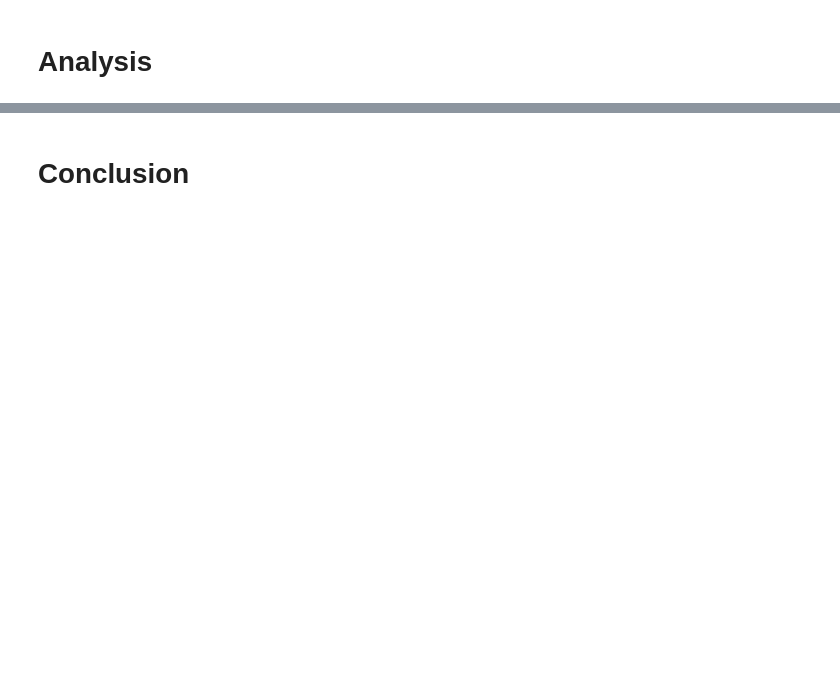
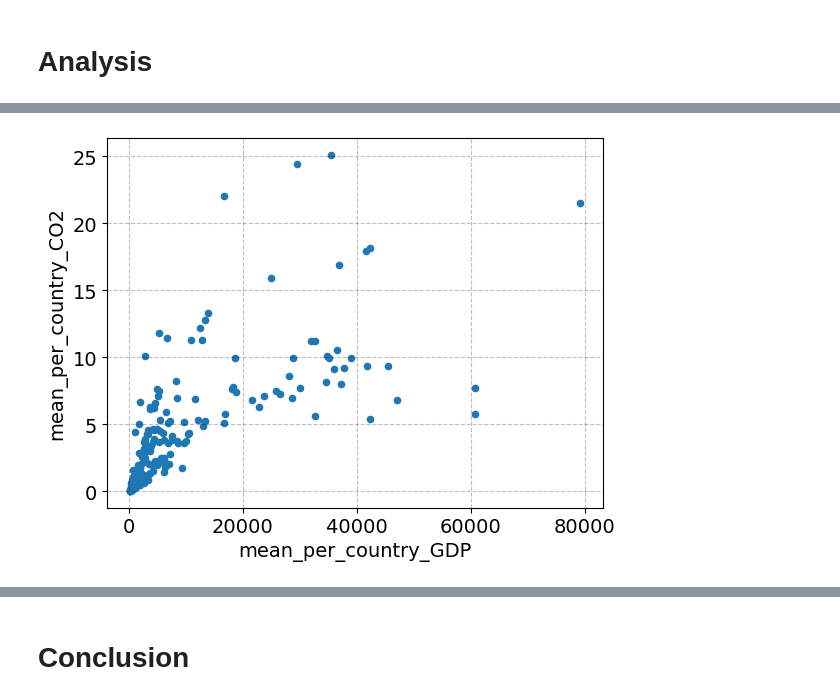
Before and after one commit to NumEconCopenhagen/projects-2023-virginia-rebecca, a Jupyter notebook: dataproject/dataproject.ipynb, the cells around one changed output, grey strips where cells are left out. Saved outputs shown, nothing was run; the diff lists cells and outputs as text; code cells hidden in the pictures; blank space fills up the shorter version.

Commit message:
Data project

```diff
--- a/dataproject/dataproject.ipynb
+++ b/dataproject/dataproject.ipynb
@@ -26,0 +116,6 @@ Import your data, either through an API or manually, and load it.
+# %%
+# Convert country and year to string and int type
+
+wb_gdp_ppp.country = wb_gdp_ppp.country.astype('string')
+wb_gdp_ppp.year = wb_gdp_ppp.year.astype(int)
+wb_gdp_ppp.info()
@@ -63,0 +363,6 @@ Make sure that your resulting data sets have the correct number of rows and colu
+# %%
+# Drop missing values in the three datasets
+
+wb_gdp.dropna(inplace=True)
+wb_co2.dropna(inplace=True)
+wb_gdp_ppp.dropna(inplace=True)
@@ -63,0 +398,6 @@ Make sure that your resulting data sets have the correct number of rows and colu
+# %%
+# Inner merge of the three datasets
+
+inner = pd.merge(wb_gdp, wb_gdp_ppp, how='inner',on=['country','year'])
+inner2 = pd.merge(inner, wb_co2, how='inner',on=['country','year'])
+inner2.sample(15)
@@ -69,0 +455,15 @@ MAKE FURTHER ANALYSIS. EXPLAIN THE CODE BRIEFLY AND SUMMARIZE THE RESULTS.
+# %%
+# Calculate mean of CO2 per country and combine it to the dataset
+
+groupbycountry = inner2.groupby(['country'])['CO2']
+groupbycountry_mean =  groupbycountry.mean()
+groupbycountry_mean.name = 'mean_per_country_CO2'
+inner3= inner2.set_index('country').join(groupbycountry_mean, how='left')
+
+# Calculate mean of GDP per country and combine it to the dataset
+
+groupbycountryGDP = inner2.groupby(['country'])['GDP']
+groupbycountryGDP_mean =  groupbycountryGDP.mean()
+groupbycountryGDP_mean.name = 'mean_per_country_GDP'
+inner4= inner3.join(groupbycountryGDP_mean, how='left')
+inner4.sample(15)
@@ -69,0 +488,8 @@ MAKE FURTHER ANALYSIS. EXPLAIN THE CODE BRIEFLY AND SUMMARIZE THE RESULTS.
+# %%
+# Plot average emissions per country with average gdp per country
+
+I = inner4["year"] == 1995
+data_mean = inner4[I]
+ax = data_mean.plot(x = 'mean_per_country_GDP', y = 'mean_per_country_CO2', kind = 'scatter');
+# %% [output]
+[figure, added]
```
Also changed, not shown: parts of 56 cells of this notebook, 3 other files.
